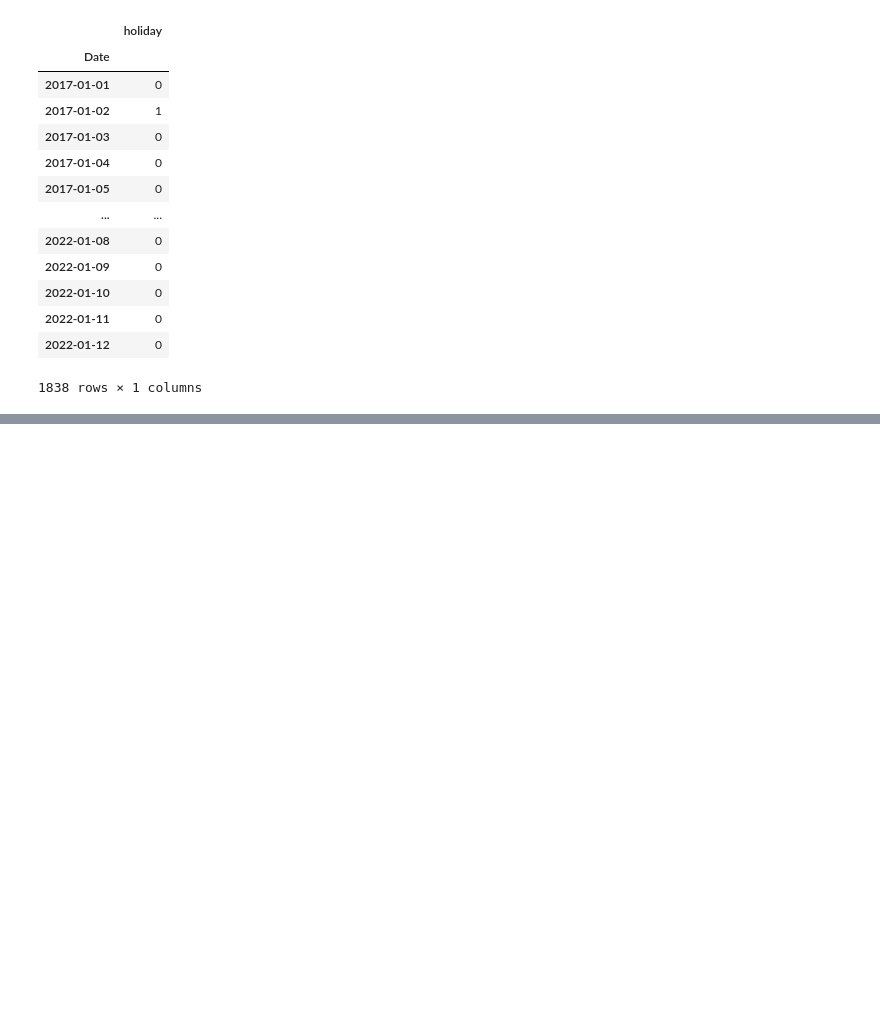
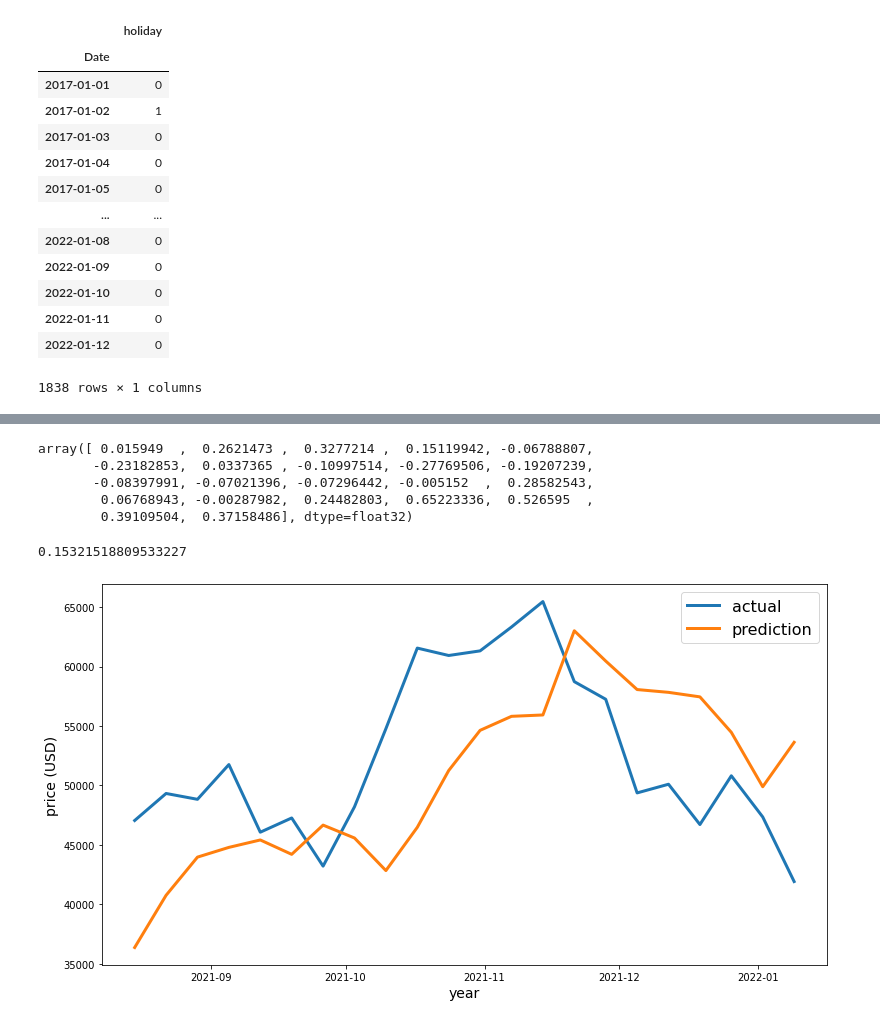
Before and after one commit to tylergusmyers/ML_token_prices, a Jupyter notebook: notebook/btc_test.ipynb, the cells around one changed output, grey strips where cells are left out. Cells and saved outputs as stored; diff of their text form; code cells hidden in the pictures; blank space fills up the shorter version.

```diff
--- a/notebook/btc_test.ipynb
+++ b/notebook/btc_test.ipynb
@@ -182,0 +291,26 @@ train, test = train_test_split(hist, test_size=0.2)
+# %%
+# Input parameters
+
+period_len = 30
+test_size = 0.2
+zero_base = True
+lstm_neurons = 100
+epochs = 50
+batch_size = 32
+loss = 'mse'
+dropout = 0.2
+optimizer = 'adam'
+activ_func = 'linear'
+output_size = 1
+# %%
+# Call the function prepare_data to compute the training and testing dataset
+
+train, test, X_train, X_test, y_train, y_test = prepare_data(btc_usd_df_01, target_col, period_len=period_len, zero_base=zero_base, test_size=test_size)
+
+#X_train
+# %%
+#Call the function build_lstm_model  to initialize and build the neural net model using the input parameter define above
+
+model = build_lstm_model(X_train, output_size, lstm_neurons, activ_func=activ_func, dropout=dropout, loss=loss, optimizer=optimizer)
+history = model.fit(
+    X_train, y_train, epochs=epochs, batch_size=batch_size, verbose=1, shuffle=True)
@@ -182,0 +335,26 @@ train, test = train_test_split(hist, test_size=0.2)
+# %%
+# Define the target and period to for use in the prediction
+targets = test[target_col][period_len:]
+preds = model.predict(X_test).squeeze()
+preds
+# %% [output]
+array([ 0.015949  ,  0.2621473 ,  0.3277214 ,  0.15119942, -0.06788807,
+       -0.23182853,  0.0337365 , -0.10997514, -0.27769506, -0.19207239,
+       -0.08397991, -0.07021396, -0.07296442, -0.005152  ,  0.28582543,
+        0.06768943, -0.00287982,  0.24482803,  0.65223336,  0.526595  ,
+        0.39109504,  0.37158486], dtype=float32)
+# %%
+# Review the mean_absoluter_error for the prediction with the test data
+
+#targets = test[target_col][period_len:]
+
+mean_absolute_error(preds, y_test)
+# %% [output]
+0.15321518809533227
+# %%
+# Compare and visualize the prediction and the actual data
+preds = test[target_col].values[:-period_len] * (preds + 1)
+preds = pd.Series(index=targets.index, data=preds)
+line_plot(targets, preds, 'actual', 'prediction', lw=3)
+# %% [output]
+[figure, added]
```
Also changed, not shown: parts of 24 cells of this notebook.
